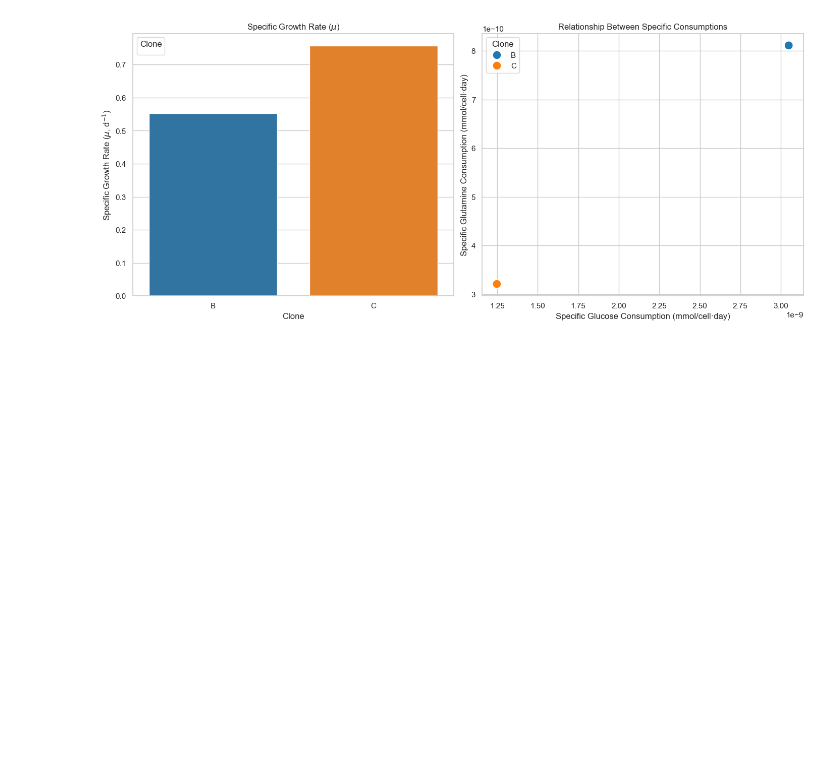
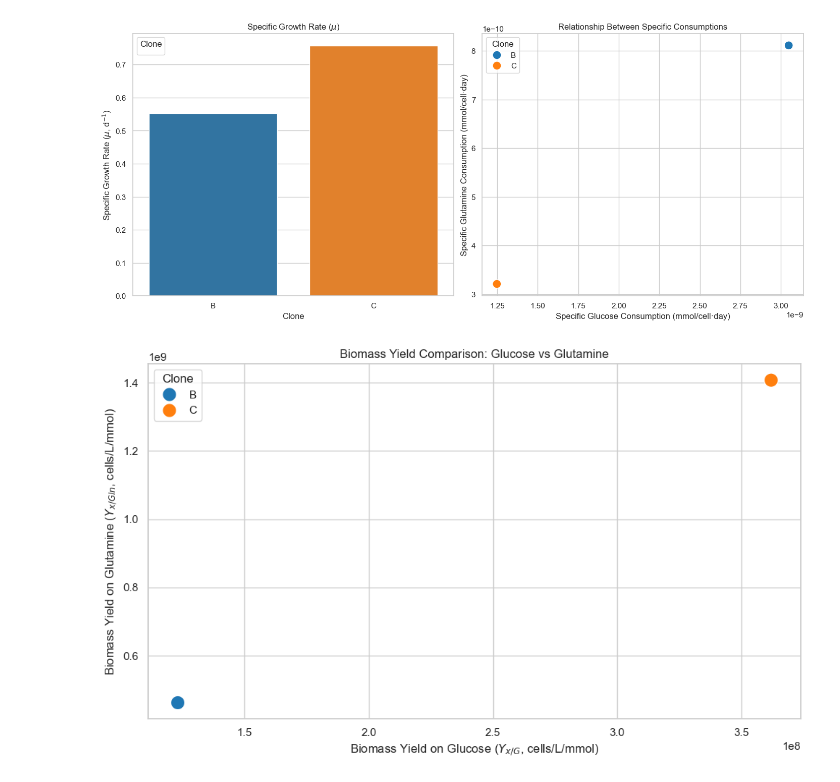
Before and after one commit to ebalderasr/clonalyzer, a Jupyter notebook: clonalyzer.ipynb, the cells around one changed output. Cells and saved outputs as stored; diff of their text form; code cells hidden in the pictures; blank space fills up the shorter version.

Commit message:
Add scatter plots for biomass yield vs specific consumption of glucose and glutamine

```diff
--- a/clonalyzer.ipynb
+++ b/clonalyzer.ipynb
@@ -481,3 +481,32 @@ plt.show()
 # %% [output]
 No artists with labels found to put in legend.  Note that artists whose label start with an underscore are ignored when legend() is called with no argument.
 [figure]
+# %%
+# Configure general style
+sns.set_theme(style="whitegrid")
+
+# Create a scatter plot for biomass yields
+plt.figure(figsize=(10, 6))
+sns.scatterplot(
+    data=df_results,
+    x="Biomass Yield (Yx/G, cells/L/mmol)",
+    y="Biomass Yield (Yx/Gln, cells/L/mmol)",
+    hue="Clone",
+    palette="tab10",
+    s=200  # Larger point size
+)
+
+# Set labels and title
+plt.xlabel(r"Biomass Yield on Glucose ($Y_{x/G}$, cells/L/mmol)")
+plt.ylabel(r"Biomass Yield on Glutamine ($Y_{x/Gln}$, cells/L/mmol)")
+plt.title("Biomass Yield Comparison: Glucose vs Glutamine")
+plt.legend(title="Clone", loc="best")
+plt.grid(True)
+plt.tight_layout()
+
+# Save the figure
+yield_comparison_filename = os.path.join(output_dir, "biomass_yield_scatter.png")
+plt.savefig(yield_comparison_filename, format="png", dpi=300)
+plt.show()
+# %% [output]
+[figure, added]
```
Also changed, not shown: parts of 1 cell of this notebook, 12 other files.
